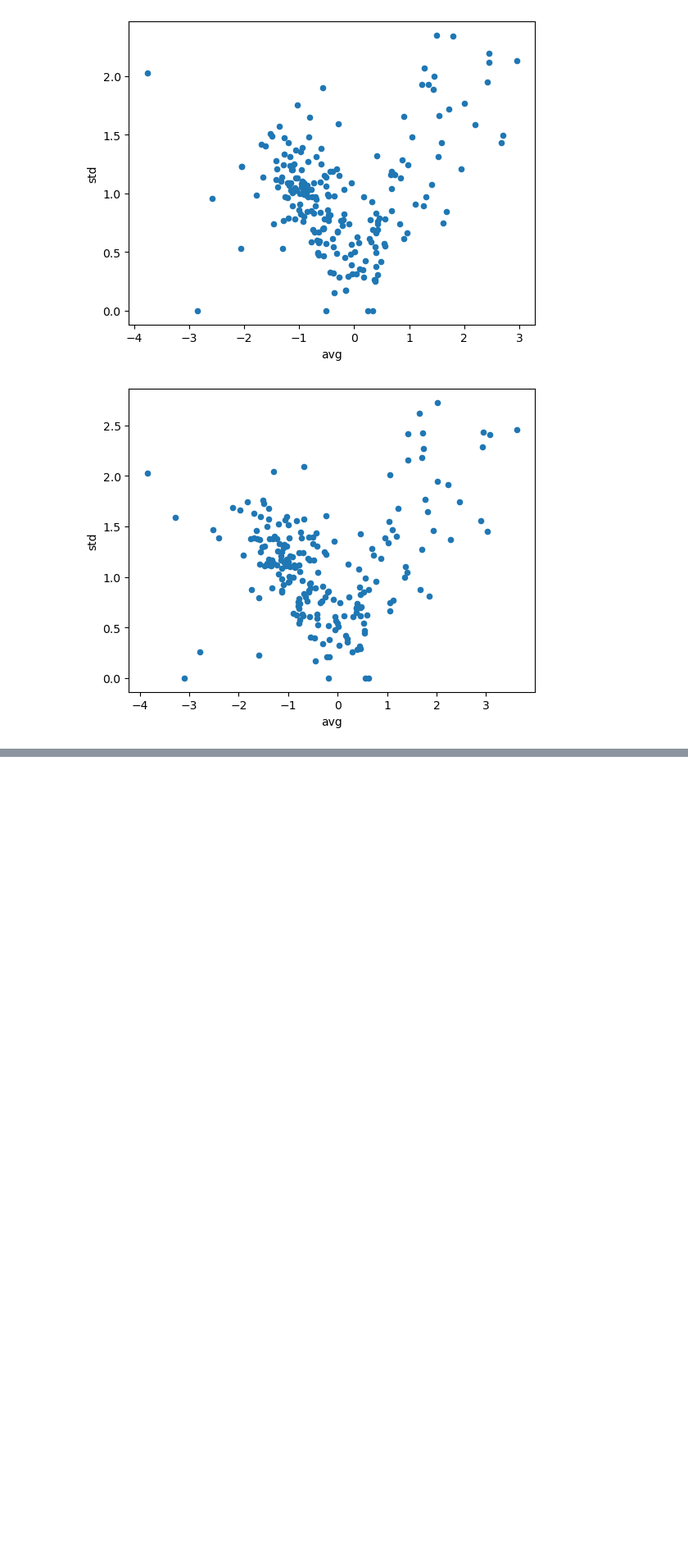
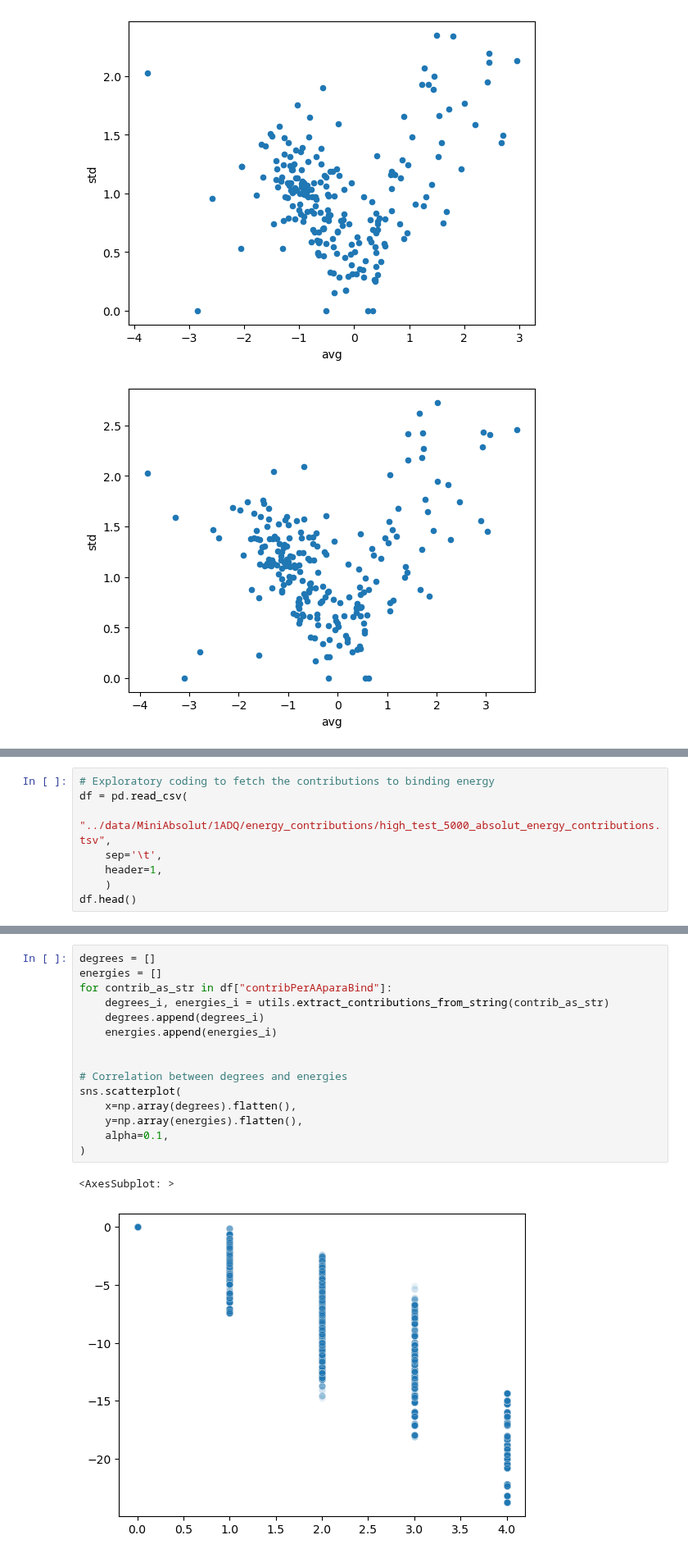
Before and after one commit to csi-greifflab/negative-class-optimization, a Jupyter notebook: notebooks/25b_Section_2_research.ipynb, the cells around one changed output, grey strips where cells are left out. Shown at 82% size. Saved outputs shown, nothing was run; the diff lists cells and outputs as text; blank space fills up the shorter version.

```diff
--- a/notebooks/25b_Section_2_research.ipynb
+++ b/notebooks/25b_Section_2_research.ipynb
@@ -176,0 +188,8 @@ plt.show()
+# %%
+# Exploratory coding to fetch the contributions to binding energy
+df = pd.read_csv(
+    "../data/MiniAbsolut/1ADQ/energy_contributions/high_test_5000_absolut_energy_contributions.tsv",
+    sep='\t',
+    header=1,
+    )
+df.head()
@@ -176,0 +204,18 @@ plt.show()
+# %%
+degrees = []
+energies = []
+for contrib_as_str in df["contribPerAAparaBind"]:
+    degrees_i, energies_i = utils.extract_contributions_from_string(contrib_as_str)
+    degrees.append(degrees_i)
+    energies.append(energies_i)
+
+
+# Correlation between degrees and energies
+sns.scatterplot(
+    x=np.array(degrees).flatten(),
+    y=np.array(energies).flatten(),
+    alpha=0.1,
+)
+# %% [output]
+<AxesSubplot: >
+[figure, added]
```
Also changed, not shown: parts of 5 cells of this notebook, 8 other files.
